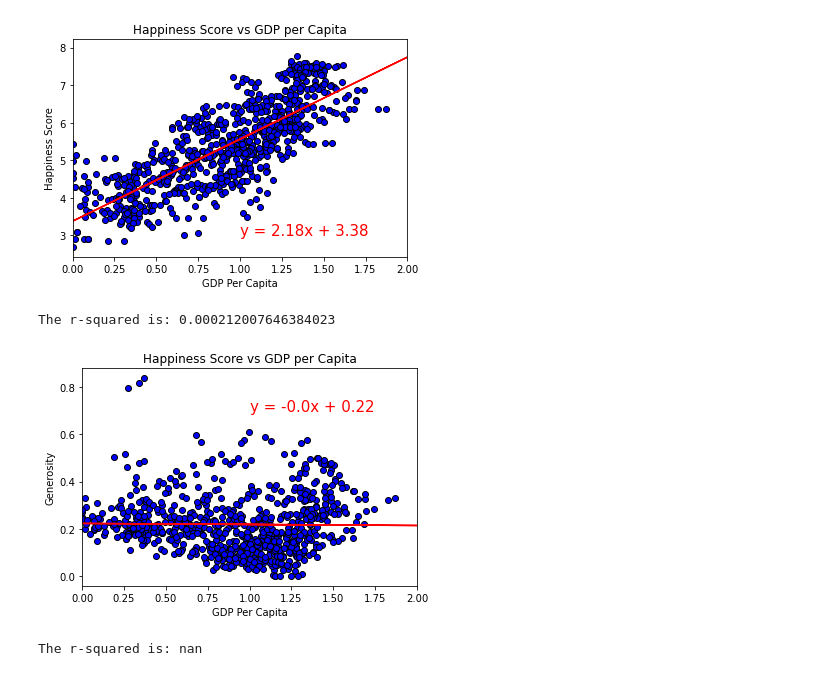
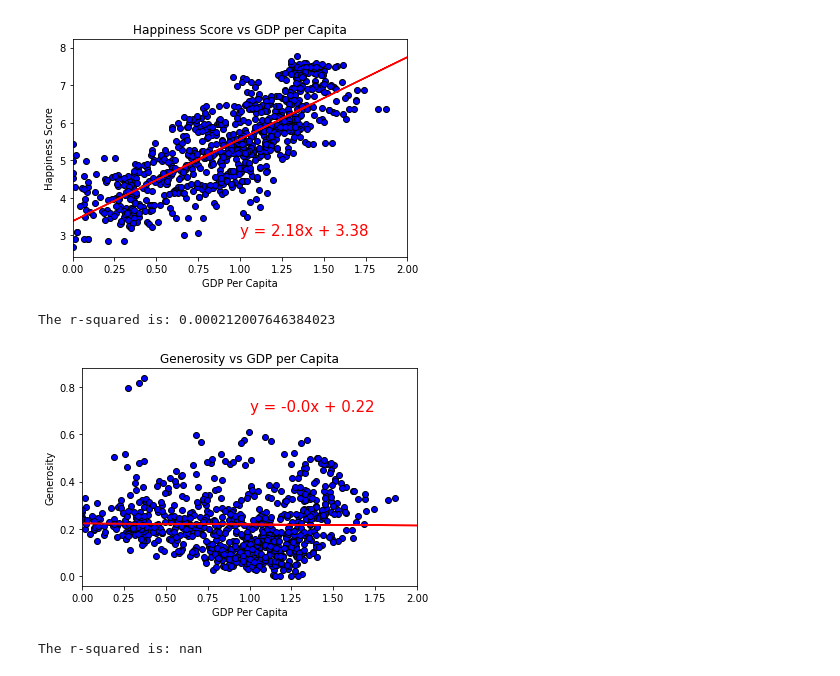
Before and after one commit to schwamb/project_1, a Jupyter notebook: Aline_edits.ipynb, the cells around one changed output. Cells and saved outputs as stored; diff of their text form; code cells hidden in the pictures.

```diff
--- a/Aline_edits.ipynb
+++ b/Aline_edits.ipynb
@@ -300,23 +298,23 @@ The r-squared is: 0.6229692274601595
 # %%
 x_values = full_data_df['Economy (GDP per Capita)']
 y_values = full_data_df['Generosity']
 (slope, intercept, rvalue, pvalue, stderr) = linregress(x_values, y_values)
 regress_values = x_values * slope + intercept
 line_eq = "y = " + str(round(slope,2)) + "x + " + str(round(intercept,2))
 plt.scatter(x_values, y_values, marker="o", facecolors="blue",
            edgecolors ="black")
 plt.plot(x_values,regress_values,"r-")
 plt.annotate(line_eq,(1,0.7),fontsize=15,color="red")
-plt.title('Happiness Score vs GDP per Capita')
+plt.title('Generosity vs GDP per Capita')
 plt.xlabel('GDP Per Capita')
 plt.ylabel('Generosity')
 plt.xlim(0,2)
 print(f"The r-squared is: {rvalue**2}")
-# plt.savefig("../output_data/fig5.png")
+plt.savefig("Images/GenerosityGDP.png")
 plt.show()
 # %% [output]
 The r-squared is: 0.000212007646384023
-[figure, old version]
+[figure, new version]
 # %%
 x_values = full_data_df['Trust (Government Corruption)']
 y_values = full_data_df['Happiness Score']
```
Also changed, not shown: parts of 19 cells of this notebook, 12 other files.
